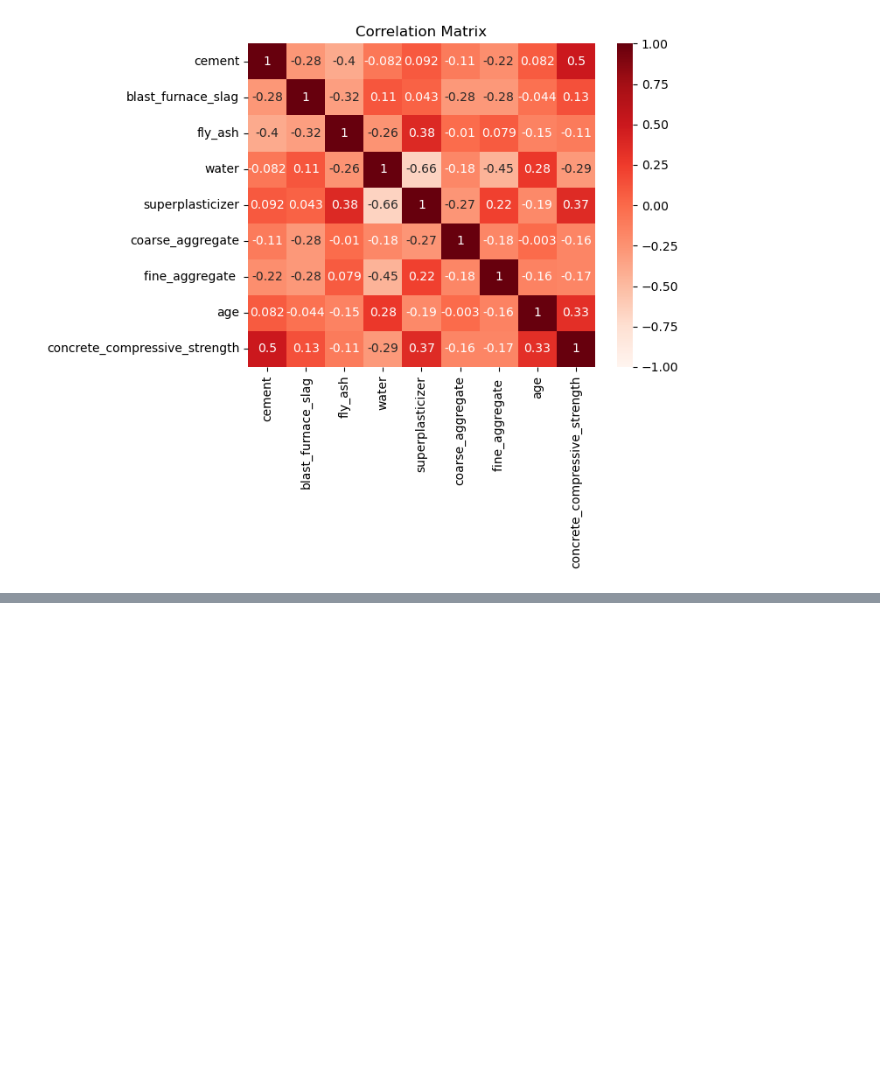
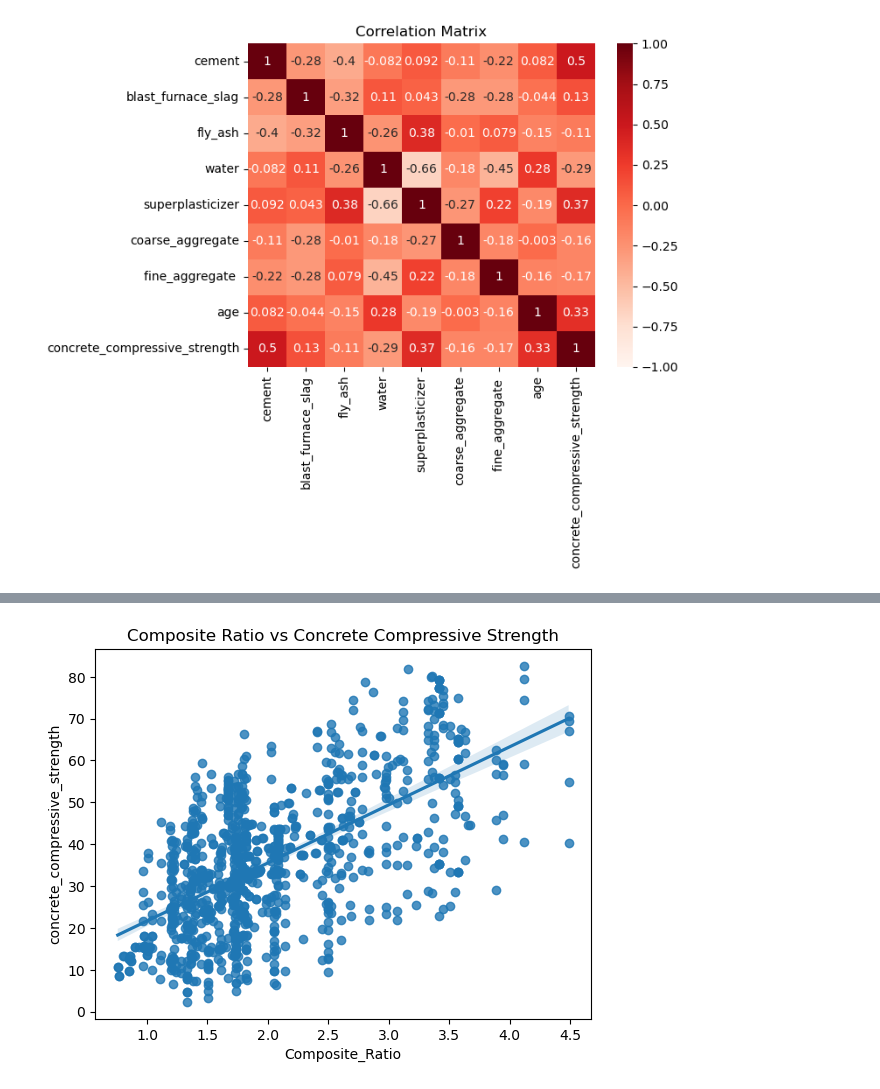
Before and after one commit to Arbajshaikh7030/CementCompositeStrength_PredictionModel, a Jupyter notebook: model.ipynb, the cells around one changed output, grey strips where cells are left out. Cells and saved outputs as stored; diff of their text form; code cells hidden in the pictures; blank space fills up the shorter version.

```diff
--- a/model.ipynb
+++ b/model.ipynb
@@ -103,0 +119,2 @@ plt.show()
+# %%
+df['Composite_Ratio'] = (df['cement'] + df['blast_furnace_slag'] + df['superplasticizer'])/(df['water']  )
@@ -103,0 +151,2 @@ plt.show()
+# %%
+df['cement_to_water_ratio'] = (df['cement'])/(df['water'])
@@ -103,0 +184,6 @@ plt.show()
+# %%
+sns.regplot(x=df['Composite_Ratio'], y=df['concrete_compressive_strength'])
+plt.title('Composite Ratio vs Concrete Compressive Strength')
+plt.show()
+# %% [output]
+[figure, added]
```
Also changed, not shown: parts of 11 cells of this notebook.
